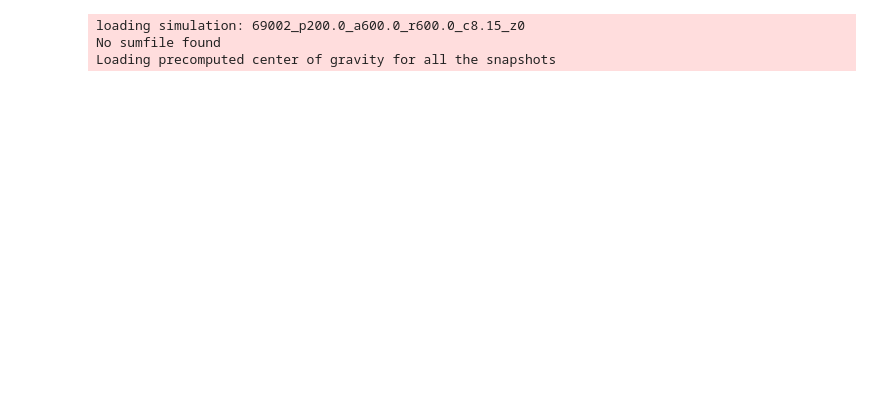
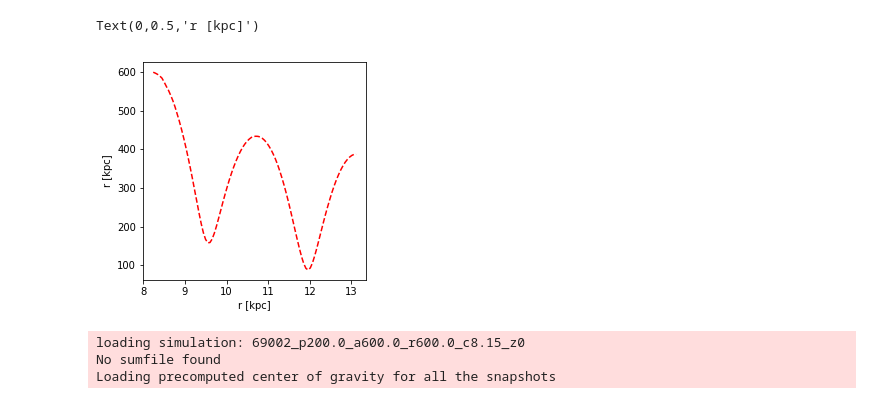
Before and after one commit to elehcim/simulation, a Jupyter notebook: notebooks/multi_plot.ipynb, the cells around one changed output. Cells and saved outputs as stored; diff of their text form; code cells hidden in the pictures; blank space fills up the shorter version.

```diff
--- a/notebooks/multi_plot.ipynb
+++ b/notebooks/multi_plot.ipynb
@@ -4,0 +8,2 @@ import numpy as np
+# %%
+sim = simulation.MoriaSim('69002_p200.0_a600.0_r600.0_c8.15_z0', kicked=True)
@@ -4,0 +71,7 @@ import numpy as np
+# %%
+%matplotlib ipympl
+fig, ax = plt.subplots(1, figsize=(4,4))
+ax.plot(sim.times, np.linalg.norm(sim.cog, axis=0), 'r--')
+ax.set_xlabel("r [kpc]")
+ax.set_ylabel("r [kpc]")
+# %% [output]
@@ -5,3 +79,5 @@ import numpy as np
+Text(0,0.5,'r [kpc]')
+[figure, added]
 # %%
 sim = simulation.MoriaSim('69002_p200.0_a600.0_r600.0_c8.15_z0', kicked=True)
 sim.compute_cog()
```
Also changed, not shown: parts of 19 cells of this notebook, 4 other files.
